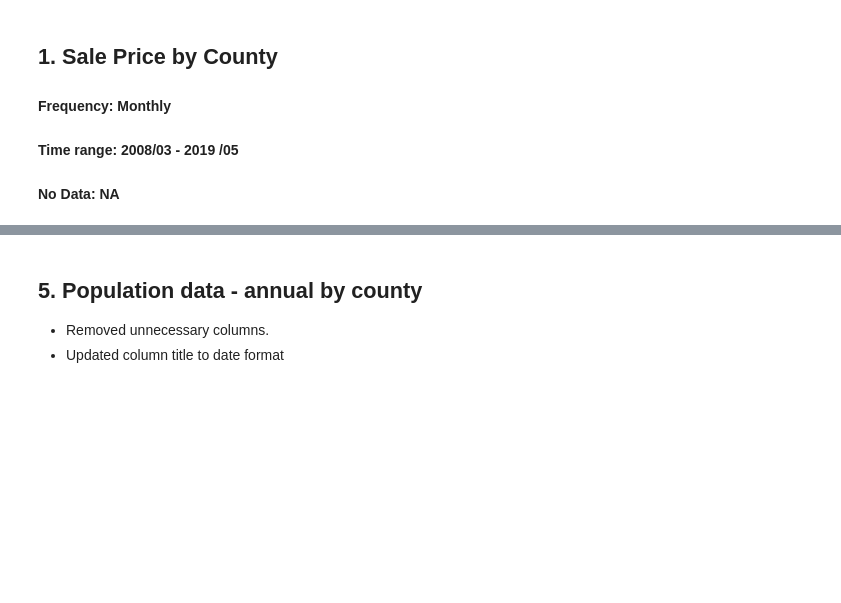
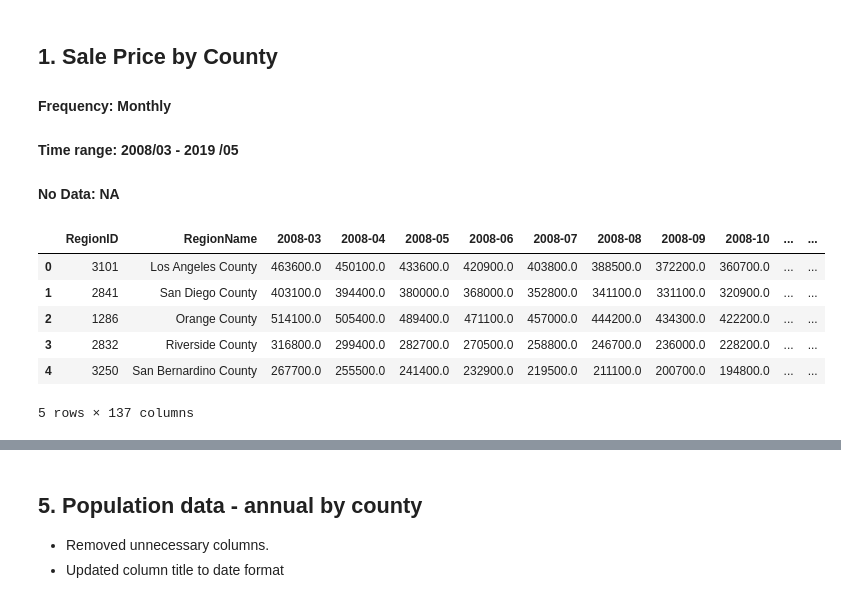
Before and after one commit to yulmee/springboard, a Jupyter notebook: Cap_Stone_1/unit_5_Data_Wrangling_WC.ipynb, the cells around one changed output, grey strips where cells are left out. Cells and saved outputs as stored; diff of their text form; code cells hidden in the pictures; blank space fills up the shorter version.

```diff
--- a/Cap_Stone_1/unit_5_Data_Wrangling_WC.ipynb
+++ b/Cap_Stone_1/unit_5_Data_Wrangling_WC.ipynb
@@ -20,6 +50,16 @@ import matplotlib.pyplot as pp
 # read in California counties' sales price excel. Set encoding
 
 CA_sales_prices = pd.read_excel(r'C:\Users\yulmee\Documents\Yul-Mee\Springboard\Capstone 1\dataset\cleaned\Zillow_Sale_Prices_County_2008_2015_cleaned.xlsx',encoding='latin-1')
+# %%
+CA_sales_prices.head()
+# %% [output]
+|  | RegionID | RegionName | 2008-03 | 2008-04 | 2008-05 | 2008-06 | 2008-07 | 2008-08 | 2008-09 | 2008-10 | ... | ... |
+| 0 | 3101 | Los Angeles County | 463600.0 | 450100.0 | 433600.0 | 420900.0 | 403800.0 | 388500.0 | 372200.0 | 360700.0 | ... | ... |
+| 1 | 2841 | San Diego County | 403100.0 | 394400.0 | 380000.0 | 368000.0 | 352800.0 | 341100.0 | 331100.0 | 320900.0 | ... | ... |
+| 2 | 1286 | Orange County | 514100.0 | 505400.0 | 489400.0 | 471100.0 | 457000.0 | 444200.0 | 434300.0 | 422200.0 | ... | ... |
+| 3 | 2832 | Riverside County | 316800.0 | 299400.0 | 282700.0 | 270500.0 | 258800.0 | 246700.0 | 236000.0 | 228200.0 | ... | ... |
+| 4 | 3250 | San Bernardino County | 267700.0 | 255500.0 | 241400.0 | 232900.0 | 219500.0 | 211100.0 | 200700.0 | 194800.0 | ... | ... |
+5 rows × 137 columns
 # %%
 # Convert year-month to date instead: 2008-10 to 2008-10-01 and then to datetime type.
 # For my notes - see http://jonathansoma.com/lede/foundations/classes/pandas%20columns%20and%20functions/apply-a-function-to-every-row-in-a-pandas-dataframe/
```
Also changed, not shown: parts of 28 cells of this notebook.
